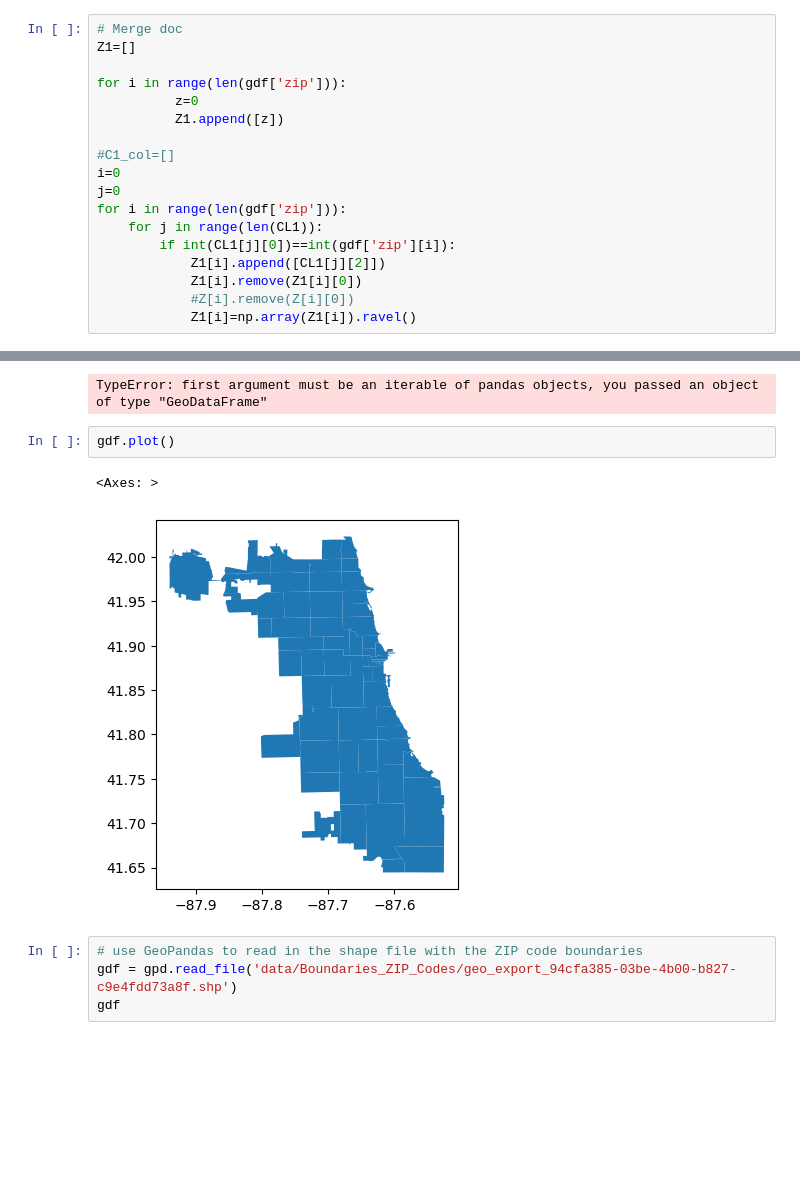
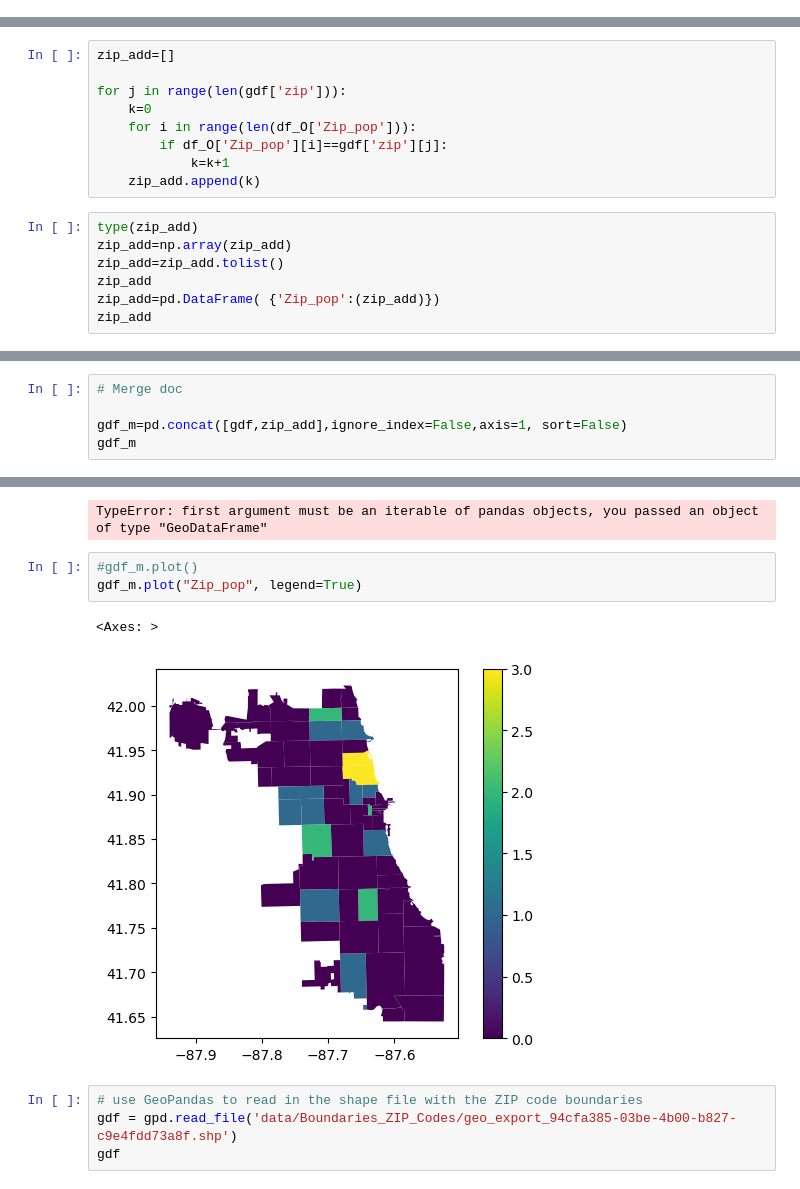
Before and after one commit to mhodgetts/Team-2, a Jupyter notebook: Team_2_V4.ipynb, the cells around one changed output, grey strips where cells are left out. Saved outputs shown, nothing was run; the diff lists cells and outputs as text; blank space fills up the shorter version.

```diff
--- a/Team_2_V4.ipynb
+++ b/Team_2_V4.ipynb
@@ -1666,21 +1686,3 @@ gdf
 | 59 | 60.0 | 1.254243e+08 | 52377.854541 | 60637 | POLYGON ((-87.57691 41.79511, -87... |
 | 60 | 61.0 | 1.678720e+08 | 53040.907078 | 60619 | POLYGON ((-87.58592 41.75150, -87... |
 61 rows × 5 columns
-# %%
-# Merge doc
-Z1=[]
-
-for i in range(len(gdf['zip'])):
-          z=0
-          Z1.append([z])
-
-#C1_col=[]
-i=0
-j=0
-for i in range(len(gdf['zip'])):
-    for j in range(len(CL1)):
-        if int(CL1[j][0])==int(gdf['zip'][i]):
-            Z1[i].append([CL1[j][2]])
-            Z1[i].remove(Z1[i][0])
-            #Z[i].remove(Z[i][0])
-            Z1[i]=np.array(Z1[i]).ravel()
@@ -1688,0 +1689,16 @@ NameError: name 'CL1' is not defined
+# %%
+zip_add=[]
+
+for j in range(len(gdf['zip'])):
+    k=0
+    for i in range(len(df_O['Zip_pop'])):
+        if df_O['Zip_pop'][i]==gdf['zip'][j]:
+            k=k+1
+    zip_add.append(k)
+# %%
+type(zip_add)
+zip_add=np.array(zip_add)
+zip_add=zip_add.tolist()
+zip_add
+zip_add=pd.DataFrame( {'Zip_pop':(zip_add)})
+zip_add
@@ -1688,0 +1719,5 @@ NameError: name 'CL1' is not defined
+# %%
+# Merge doc
+
+gdf_m=pd.concat([gdf,zip_add],ignore_index=False,axis=1, sort=False)
+gdf_m
@@ -1693,11 +1742,12 @@ Z1=np.array(Z1).tolist()
 pd.concat(gdf,Z1)
 # %% [output]
 TypeError: first argument must be an iterable of pandas objects, you passed an object of type "GeoDataFrame"
-# %%
-gdf.plot()
-# %% [output]
-<Axes: >
-[figure, removed]
+# %%
+#gdf_m.plot()
+gdf_m.plot("Zip_pop", legend=True)
+# %% [output]
+<Axes: >
+[figure, added]
 # %%
 # use GeoPandas to read in the shape file with the ZIP code boundaries
 gdf = gpd.read_file('data/Boundaries_ZIP_Codes/geo_export_94cfa385-03be-4b00-b827-c9e4fdd73a8f.shp')
```
Also changed, not shown: parts of 23 cells of this notebook.
